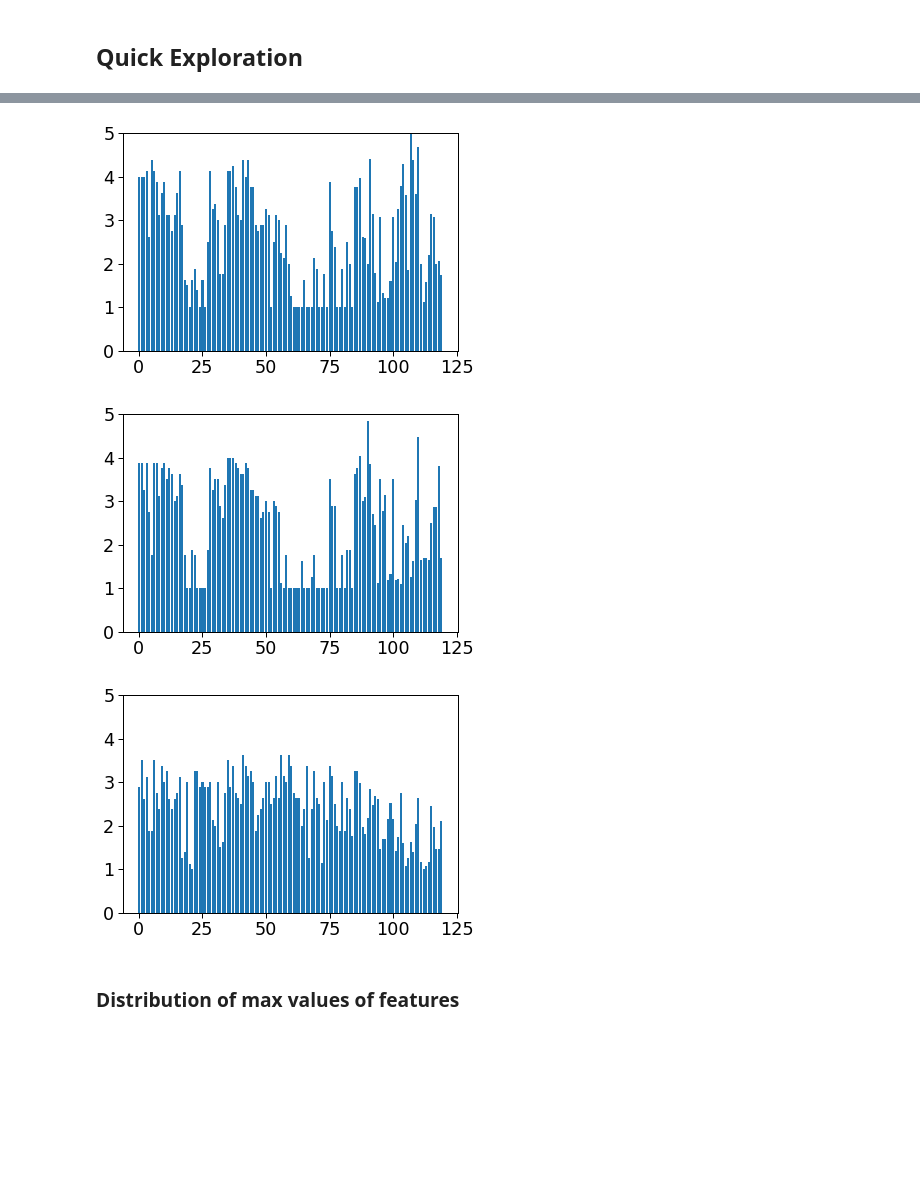
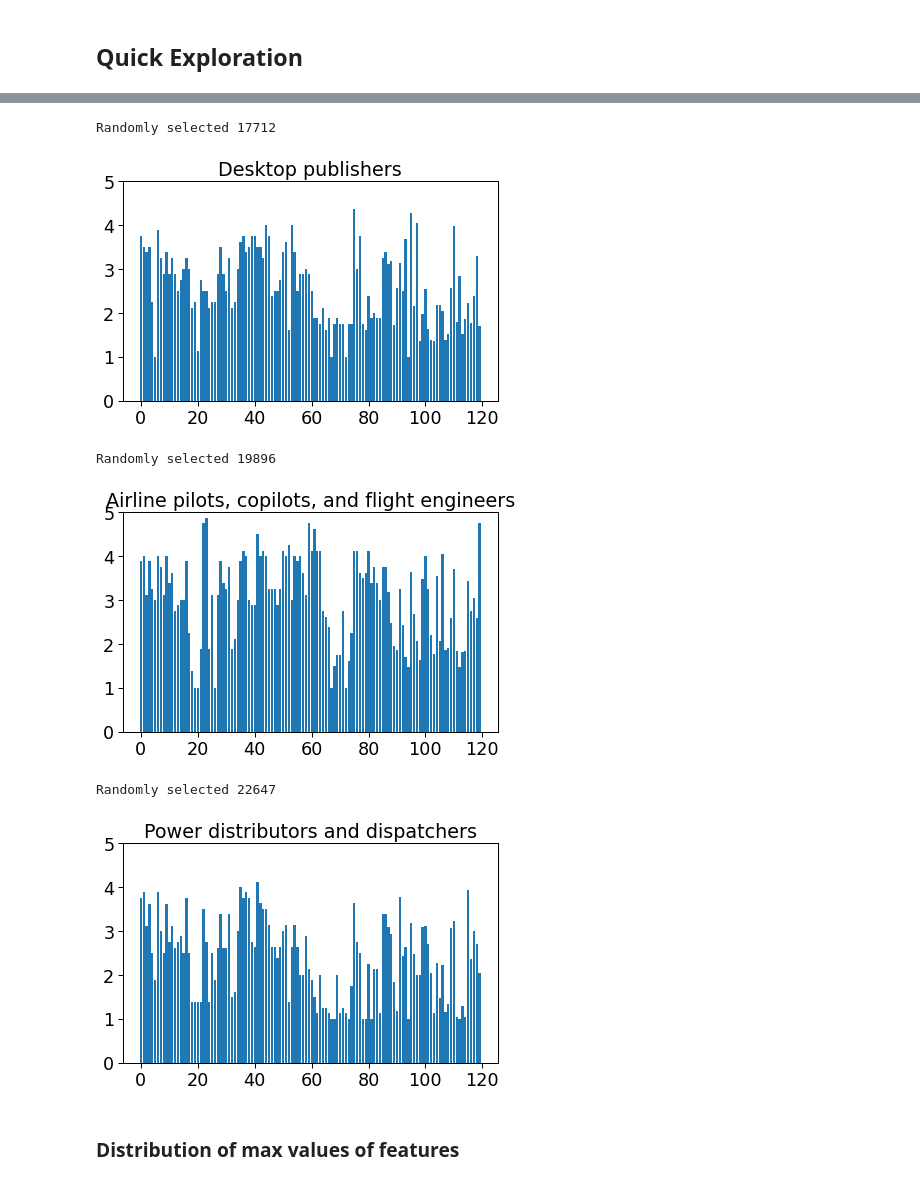
Before and after one commit to alexrutherford/generative_jobs, a Jupyter notebook: vae_new_jobs.ipynb, the cells around one changed output, grey strips where cells are left out. Cells and saved outputs as stored; diff of their text form; code cells hidden in the pictures; blank space fills up the shorter version.

Commit message:
cleaned figures

```diff
--- a/vae_new_jobs.ipynb
+++ b/vae_new_jobs.ipynb
@@ -48,2 +63,10 @@ df.head()
+# %%
+jobsDf.iloc[:,1] = jobsDf.iloc[:,1].apply(lambda x:x[:-3])
+# %%
+jobsTasksDf['Job Code'] = jobsTasksDf['Job Code'].astype('str')
+# %%
+jobsTasksDf.set_index('Job Code',inplace = True)
+# %%
+jobDict = jobsTasksDf.to_dict(orient = 'index')
 # %% [markdown]
 ## Quick Exploration
@@ -85,15 +80,24 @@ df.head()
 # %%
 for i in range(3):
-    plt.bar(range(df.shape[1]),df.sample(1).values[0])
+    ii = random.randint(0,df.shape[0] - 1)
+    print('Randomly selected',ii)
+    plt.bar(range(df.shape[1]),df.iloc[ii,:].values)
+
     if isTasks:
         plt.ylim(0,1.1)
     else:
         plt.ylim(0,5.0)
+    plt.title(jobDict[jobsDf.iloc[ii,1][:-3]][' Job Title'].capitalize())
+    plt.tight_layout()
+    plt.savefig('figs/random_example_projection_{:d}.png'.format(ii),dpi = 300)
     plt.show()
 # %% [output]
+Randomly selected 17712
-[figure, old version]
+[figure, new version]
+Randomly selected 19896
-[figure, old version]
+[figure, new version]
+Randomly selected 22647
-[figure, old version]
+[figure, new version]
 # %% [markdown]
 ### Distribution of max values of features
 # %%
```
Also changed, not shown: parts of 48 cells of this notebook.
